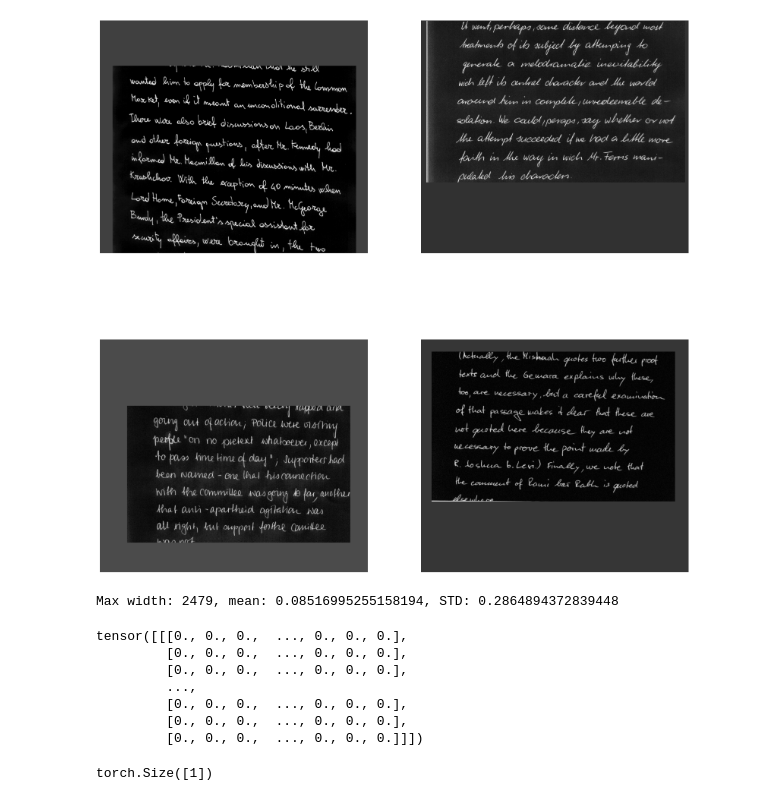
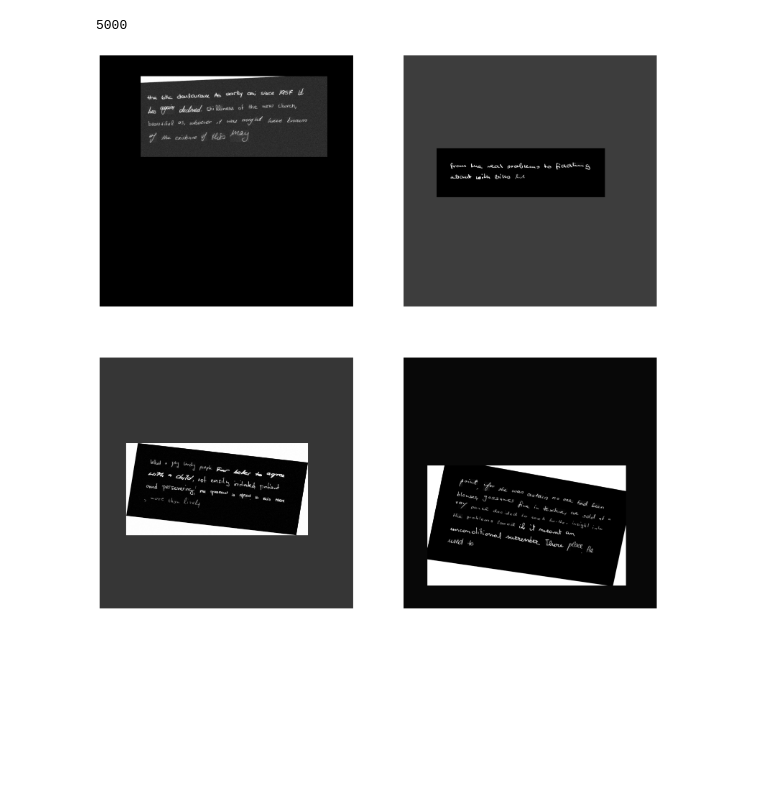
Before and after one commit to stefannastasa/BachModels, a Jupyter notebook: notebooks/testing_notebook.ipynb, the cells around one changed output. Saved outputs shown, nothing was run; the diff lists cells and outputs as text; code cells hidden in the pictures; blank space fills up the shorter version.

Commit message:
Synthetic dataset and image transform adjustments + kaggle notebook

```diff
--- a/notebooks/testing_notebook.ipynb
+++ b/notebooks/testing_notebook.ipynb
@@ -4,9 +4,9 @@ from src.IAMDataset import IAMDataset
 from torch.utils.data import DataLoader
 import matplotlib.pyplot as plt
 # %%
-dataset = IAMDataset("/Users/tefannastasa/BachelorsWorkspace/BachModels/Playground/HWR/data/raw", "train", None, True)
-eos_tkn_id, sos_tkn_id, pad_tkn_id = dataset.embedding_loader.encode_labels([dataset._eos_token, dataset._sos_token, dataset._pad_token])
-collate_fn = partial(IAMDataset.collate_fn, pad_val=pad_tkn_id, eos_tkn_idx=eos_tkn_id, returns_writer_id=dataset.return_writer_id)
+dataset = IAMDataset("/Users/tefannastasa/BachelorsWorkspace/BachModels/BachModels/data/raw", "form" ,"train", None, True)
+eos_tkn_id, sos_tkn_id, pad_tkn_id = dataset.label_enc.encode_labels([dataset._eos_token, dataset._sos_token, dataset._pad_token])
+collate_fn = partial(IAMDataset.collate_fn, pad_val=pad_tkn_id, eos_tkn_idx=eos_tkn_id, returns_writer_id=dataset._return_writer_id)
 dataloader = DataLoader(dataset, batch_size=4, shuffle=True, collate_fn=collate_fn)
 # %%
 imgs = []
@@ -20,48 +18,30 @@ print(len(imgs))
 fig, axes = plt.subplots(2, 2, figsize=(20, 20))  # Adjust figsize as needed
 for i, ax in enumerate(axes.flat):
     if i < len(imgs):
-        np = imgs[i]
+        np = imgs[i+50]
         ax.imshow(np, cmap="Greys")
         ax.axis('off')
     else:
         ax.axis('off')
-# %% [output]
-[figure, removed]
-# %%
-import numpy as np
-dataset = IAMDataset("/Users/tefannastasa/BachelorsWorkspace/BachModels/Playground/HWR/data/raw", "test", None, True)
-
-images = [a[0] for a in dataset]
-# %%
-max_w = 0
-std = 0
-mean = 0
-cnt = 0
-for image in images:
-    max_w = max(image.shape[1], max_w)
-    mean += np.mean(image)
-    std += np.var(image)
-    cnt += 1
-mean /= cnt
-std = np.sqrt(std / cnt)
-print(f"Max width: {max_w}, mean: {mean}, STD: {std}")
-# %% [output]
-Max width: 2479, mean: 0.08516995255158194, STD: 0.2864894372839448
-# %%
-from src.model import FullPageHTR
-import torch
-image = torch.Tensor(dataset[1][0]).unsqueeze(0)
-target = torch.Tensor(dataset[1][1]).unsqueeze(0)
-print(image)
-model = FullPageHTR(dataset.embedding_loader, num_layers=2)
-logits, _, _ = model(image)
-print(logits.shape)
-# %% [output]
-tensor([[[0., 0., 0.,  ..., 0., 0., 0.],
-         [0., 0., 0.,  ..., 0., 0., 0.],
-         [0., 0., 0.,  ..., 0., 0., 0.],
-         ...,
-         [0., 0., 0.,  ..., 0., 0., 0.],
-         [0., 0., 0.,  ..., 0., 0., 0.],
-         [0., 0., 0.,  ..., 0., 0., 0.]]])
-torch.Size([1])
+# %%
+from src.IAMDataset import IAMDatasetSynthetic
+from tqdm import tqdm
+
+synth = IAMDatasetSynthetic(dataset, nr_of_samples=5000)
+imgs = []
+for sample in tqdm(synth):
+    imgs.append(sample[0])
+print(len(imgs))
+# %% [output]
+5000
+# %%
+fig, axes = plt.subplots(2, 2, figsize=(20, 20))  # Adjust figsize as needed
+for i, ax in enumerate(axes.flat):
+    if i < len(imgs):
+        np = imgs[i+1600]
+        ax.imshow(np, cmap="Greys")
+        ax.axis('off')
+    else:
+        ax.axis('off')
+# %% [output]
+[figure, added]
```
Also changed, not shown: parts of 1 cell of this notebook, 4 other files.
